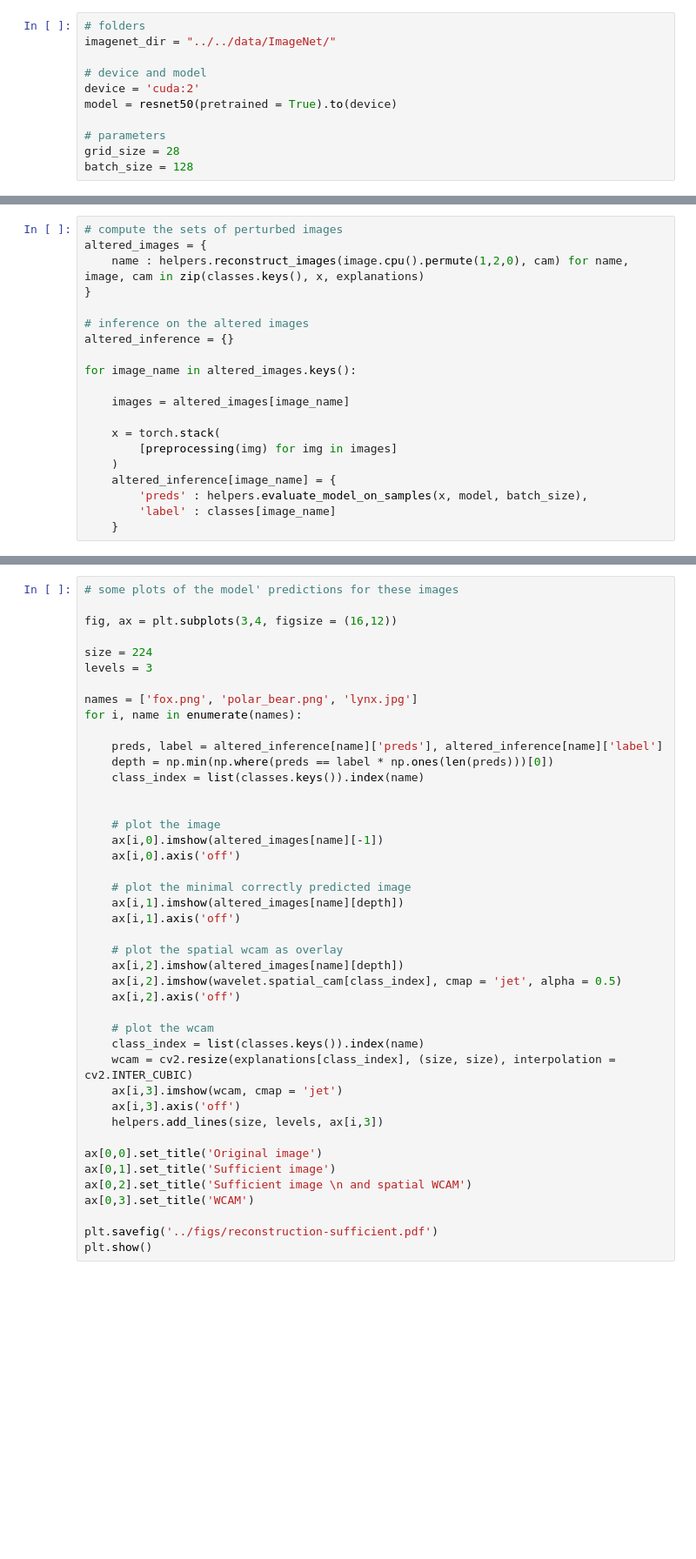
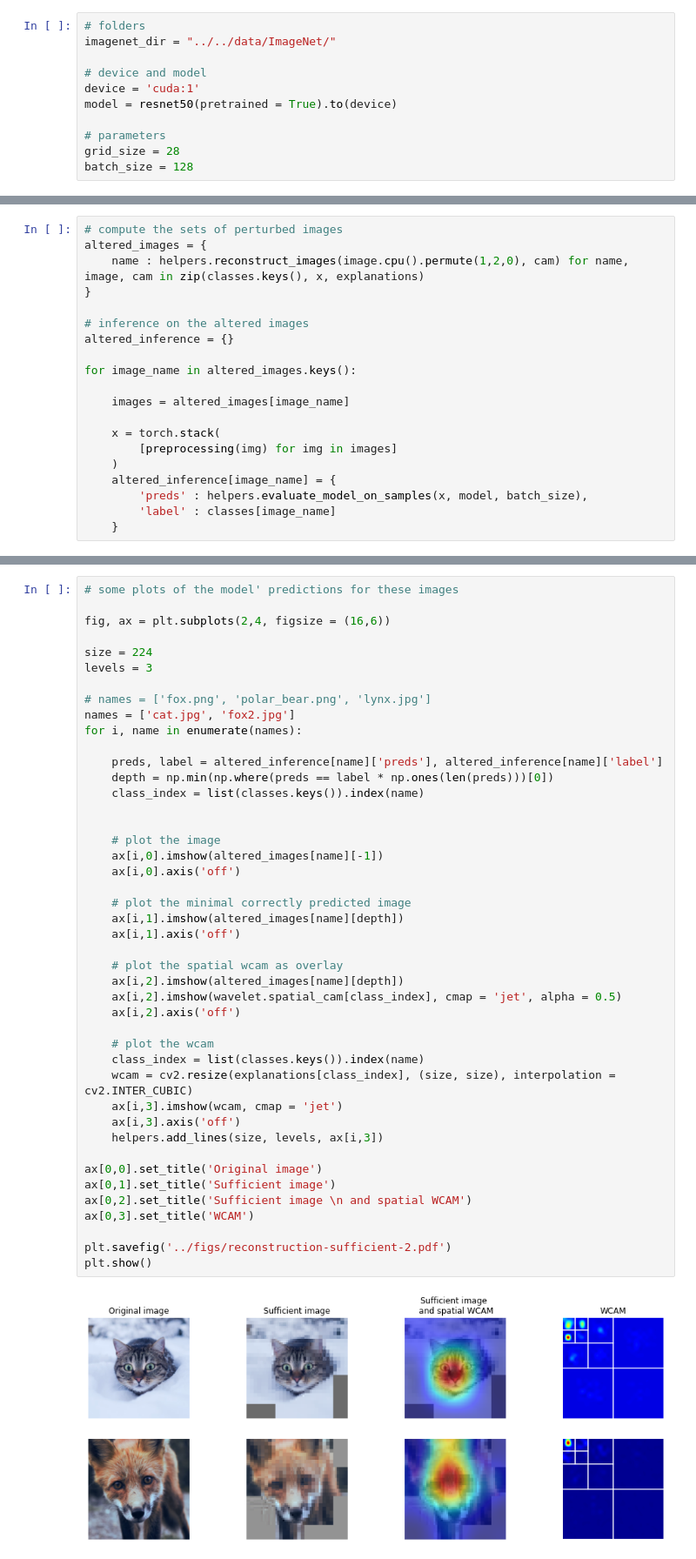
Before and after one commit to gabrielkasmi/spectral-attribution, a Jupyter notebook: notebooks/3-reconstruction.ipynb, the cells around one changed output, grey strips where cells are left out. Shown at 87% size. Drawn from its saved outputs; the diff is of its cells as text; blank space fills up the shorter version.

```diff
--- a/notebooks/3-reconstruction.ipynb
+++ b/notebooks/3-reconstruction.ipynb
@@ -24,7 +28,7 @@ import scienceplots
 imagenet_dir = "../../data/ImageNet/"
 
 # device and model
-device = 'cuda:2'
+device = 'cuda:1'
 model = resnet50(pretrained = True).to(device)
 
 # parameters
@@ -132,46 +136,49 @@ plt.show()
 # %%
 # some plots of the model' predictions for these images
 
-fig, ax = plt.subplots(3,4, figsize = (16,12))
+fig, ax = plt.subplots(2,4, figsize = (16,6))
 
 size = 224
 levels = 3
 
-names = ['fox.png', 'polar_bear.png', 'lynx.jpg']
+# names = ['fox.png', 'polar_bear.png', 'lynx.jpg']
+names = ['cat.jpg', 'fox2.jpg']
 for i, name in enumerate(names):
 
     preds, label = altered_inference[name]['preds'], altered_inference[name]['label']
     depth = np.min(np.where(preds == label * np.ones(len(preds)))[0])
     class_index = list(classes.keys()).index(name)
 
 
     # plot the image
     ax[i,0].imshow(altered_images[name][-1])
     ax[i,0].axis('off')
 
     # plot the minimal correctly predicted image
     ax[i,1].imshow(altered_images[name][depth])
     ax[i,1].axis('off')
 
     # plot the spatial wcam as overlay
     ax[i,2].imshow(altered_images[name][depth])
     ax[i,2].imshow(wavelet.spatial_cam[class_index], cmap = 'jet', alpha = 0.5)
     ax[i,2].axis('off')
 
     # plot the wcam
     class_index = list(classes.keys()).index(name)
     wcam = cv2.resize(explanations[class_index], (size, size), interpolation = cv2.INTER_CUBIC)
     ax[i,3].imshow(wcam, cmap = 'jet')
     ax[i,3].axis('off')
     helpers.add_lines(size, levels, ax[i,3])
 
 ax[0,0].set_title('Original image')
 ax[0,1].set_title('Sufficient image')
 ax[0,2].set_title('Sufficient image \n and spatial WCAM')
 ax[0,3].set_title('WCAM')
 
-plt.savefig('../figs/reconstruction-sufficient.pdf')
+plt.savefig('../figs/reconstruction-sufficient-2.pdf')
 plt.show()
+# %% [output]
+[figure, added]
 # %% [markdown]
 ## Reconstruction depth and robustness
 
```
Also changed, not shown: parts of 2 cells of this notebook, 8 other files.
